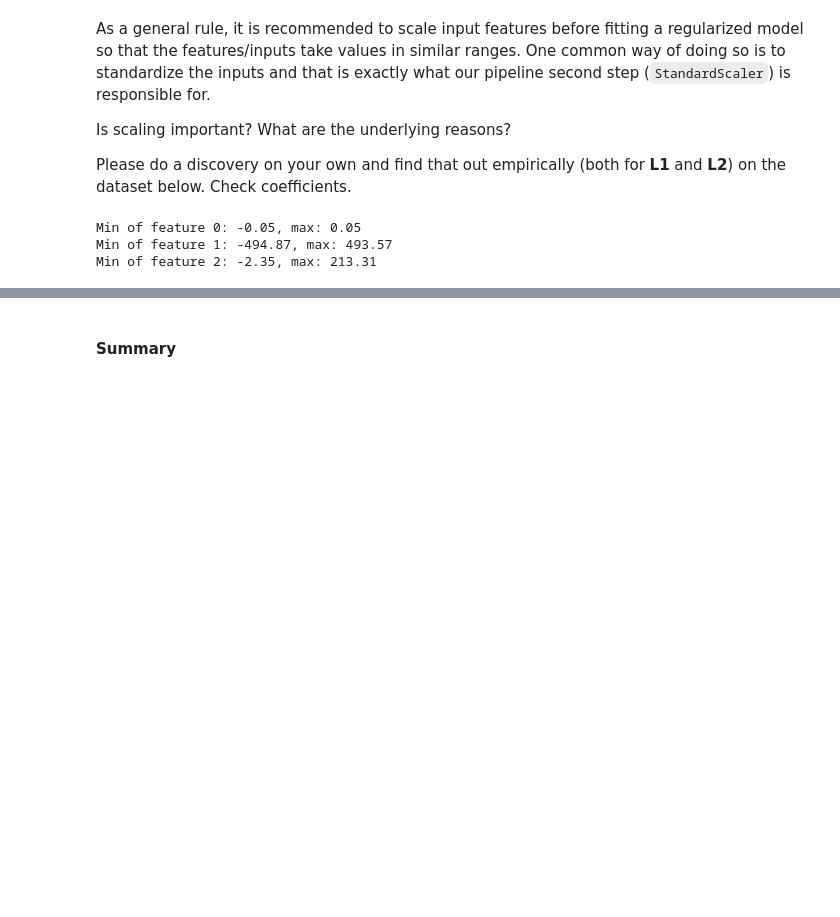
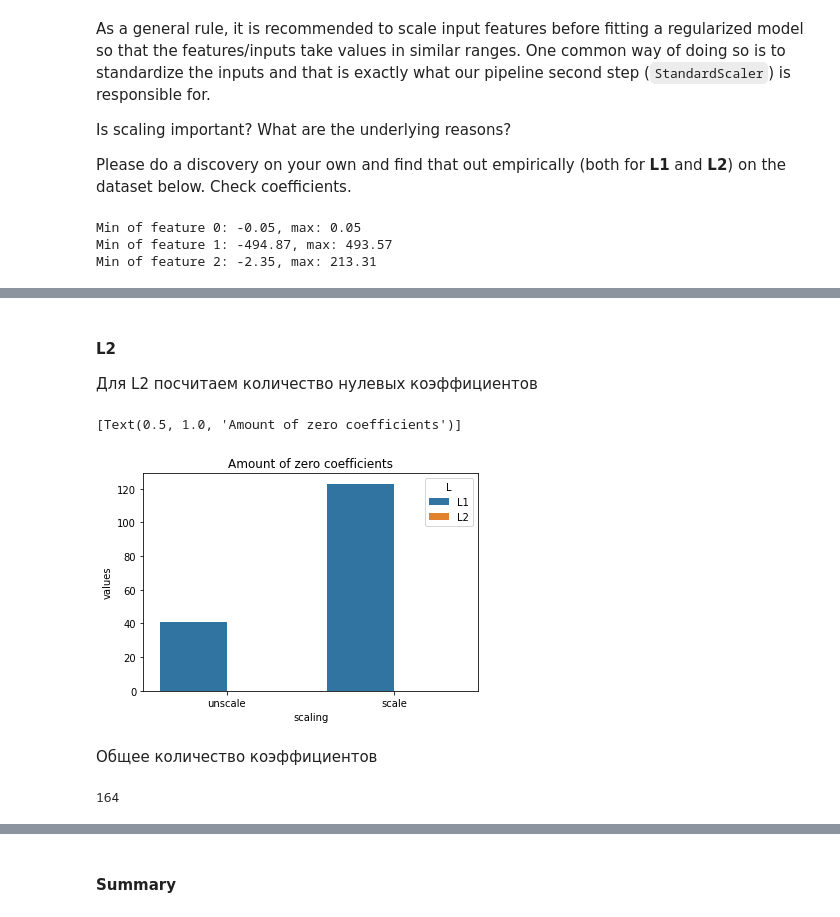
Before and after one commit to slobby/ml_task4, a Jupyter notebook: overfitting_regularization.ipynb, the cells around one changed output, grey strips where cells are left out. Cells and saved outputs as stored; diff of their text form; code cells hidden in the pictures; blank space fills up the shorter version.

```diff
--- a/overfitting_regularization.ipynb
+++ b/overfitting_regularization.ipynb
@@ -325,0 +357,42 @@ Min of feature 2: -2.35, max: 213.31
+# %%
+reg = make_model(degree=degree, penalty='L1',
+                    alpha=alpha).fit(X_train_hw, y_train_hw)
+L1_unscale_zeros = len(np.array(reg['reg'].coef_.flat)) - np.count_nonzero(reg['reg'].coef_)
+L1_unscale_rmse_t = rmse(reg.predict(X_train_hw), y_train_hw)
+L1_unscale_rmse_p = rmse(reg.predict(X_valid_hw), y_valid_hw)
+# %%
+reg = make_model(degree=degree, scale=True, penalty='L1',
+                    alpha=alpha).fit(X_train_hw, y_train_hw)
+L1_scale = np.array(reg['reg'].coef_.flat)
+L1_scale_zeros = len(np.array(reg['reg'].coef_.flat)) - np.count_nonzero(reg['reg'].coef_)
+L1_scale_rmse_t = rmse(reg.predict(X_train_hw), y_train_hw)
+L1_scale_rmse_p = rmse(reg.predict(X_valid_hw), y_valid_hw)
+# %% [markdown]
+#### L2
+Для L2 посчитаем количество нулевых коэффициентов
+# %%
+reg = make_model(degree=degree, penalty='L2',
+                    alpha=alpha).fit(X_train_hw, y_train_hw)
+L2_unscale = np.array(reg['reg'].coef_.flat)
+L2_unscale_zeros = len(np.array(reg['reg'].coef_.flat)) - np.count_nonzero(reg['reg'].coef_)
+L2_unscale_rmse_t = rmse(reg.predict(X_train_hw), y_train_hw)
+L2_unscale_rmse_p = rmse(reg.predict(X_valid_hw), y_valid_hw)
+# %%
+reg = make_model(degree=degree, scale=True, penalty='L2',
+                    alpha=alpha).fit(X_train_hw, y_train_hw)
+L2_scale = np.array(reg['reg'].coef_.flat)
+L2_scale_zeros = len(np.array(reg['reg'].coef_.flat)) - np.count_nonzero(reg['reg'].coef_)
+L2_scale_rmse_t = rmse(reg.predict(X_train_hw), y_train_hw)
+L2_scale_rmse_p = rmse(reg.predict(X_valid_hw), y_valid_hw)
+# %%
+data = pd.DataFrame({'scaling': ['unscale', 'unscale', 'scale', 'scale'], 'L': ['L1','L2','L1','L2'], 'values':[L1_unscale_zeros, L2_unscale_zeros, L1_scale_zeros, L2_scale_zeros]})
+sns.barplot(x='scaling', y='values', hue='L', data=data).set(title='Amount of zero coefficients')
+# %% [output]
+[Text(0.5, 1.0, 'Amount of zero coefficients')]
+[figure, added]
+# %% [markdown]
+Общее количество коэффициентов
+# %%
+len(np.array(reg['reg'].coef_.flat))
+# %% [output]
+164
```
Also changed, not shown: parts of 18 cells of this notebook.
